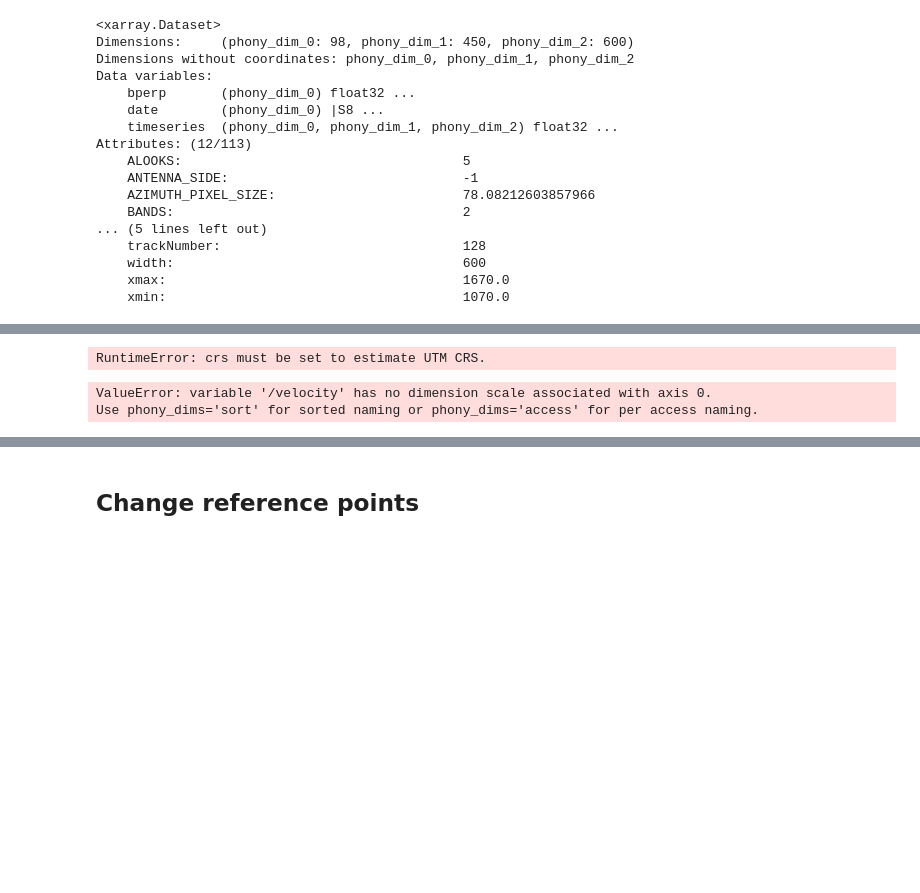
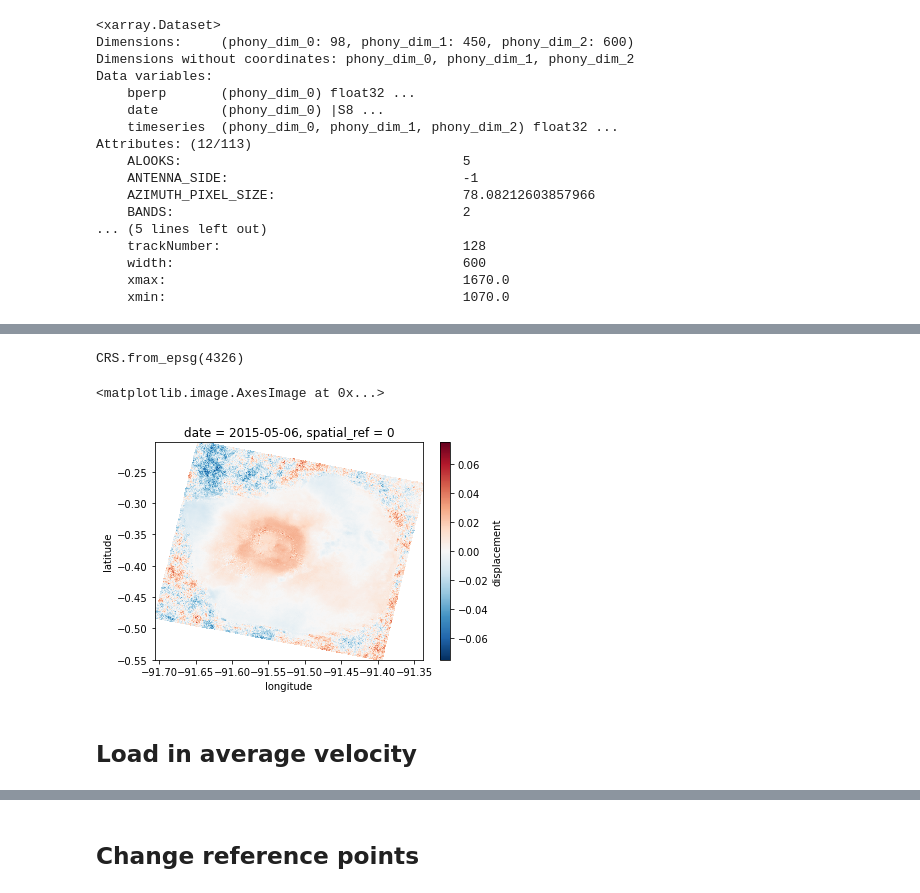
Before and after one commit to UW-GDA/Friendly-InSAR-time-series, a Jupyter notebook: 03_spatial-analysis.ipynb, the cells around one changed output, grey strips where cells are left out. Saved outputs shown, nothing was run; the diff lists cells and outputs as text; code cells hidden in the pictures; blank space fills up the shorter version.

```diff
--- a/03_spatial-analysis.ipynb
+++ b/03_spatial-analysis.ipynb
@@ -57,3 +71,16 @@ disp_df.isel(phony_dim_0=7).timeseries.plot.imshow()
+# %%
+# function to rewrite coordinates from metadata
+def coord_range(df, coord):
+    if coord == 'lat' or coord == 'latitude':
+        latrange = np.linspace(float(df.attrs['Y_FIRST']),((float(df.attrs['Y_STEP'])*float(df.attrs['length']))+float(df.attrs['Y_FIRST'])),int(df.attrs['length']))
+        return latrange
+    elif coord == 'lon' or coord == 'longitude':
+        lonrange = np.linspace(float(df.attrs['X_FIRST']),((float(df.attrs['X_STEP'])*float(df.attrs['width']))+float(df.attrs['X_FIRST'])),int(df.attrs['width']))
+        return lonrange
+# %%
+disp_df = disp_df.assign_coords({'date': ('date', np.array(date_list)),
+                       'latitude': ('latitude', coord_range(disp_df, 'lat')),
+                       'longitude': ('longitude', coord_range(disp_df, 'lon'))})
 # %%
-disp_df.rio.crs = 'epsg:4326'
+disp_df
 # %% [output]
@@ -61,6 +104,11 @@ AttributeError: can't set attribute
-# %%
-# reproject to utm
-disp_utm = disp_df.rio.reproject(disp_df.rio.estimate_utm_crs())
-disp_utm.rio.crs
-# %% [output]
-RuntimeError: crs must be set to estimate UTM CRS.
+# %%
+disp_df = disp_df.rio.write_crs(4326)
+disp_df.rio.crs
+# %% [output]
+CRS.from_epsg(4326)
+# %%
+# Sanity check
+disp_df.isel(date=7).displacement.plot.imshow()
+# %% [output]
+<matplotlib.image.AxesImage at 0x...>
+[figure, added]
@@ -67,10 +117,9 @@ RuntimeError: crs must be set to estimate UTM CRS.
+# %% [markdown]
+## Load in average velocity
 # %%
 # load in average velocity
 vel_fn = '/tmp/mintpy/geo/geo_velocity.h5'
-vel_df = xr.open_dataset(vel_fn, engine='h5netcdf', decode_coords="all")
+vel_df = xr.open_dataset(vel_fn, engine='h5netcdf', phony_dims='sort', decode_coords="all")
-# %% [output]
-ValueError: variable '/velocity' has no dimension scale associated with axis 0.
-Use phony_dims='sort' for sorted naming or phony_dims='access' for per access naming.
 # %%
 #examine structure
 vel_df
```
Also changed, not shown: parts of 38 cells of this notebook, 1 other file.
